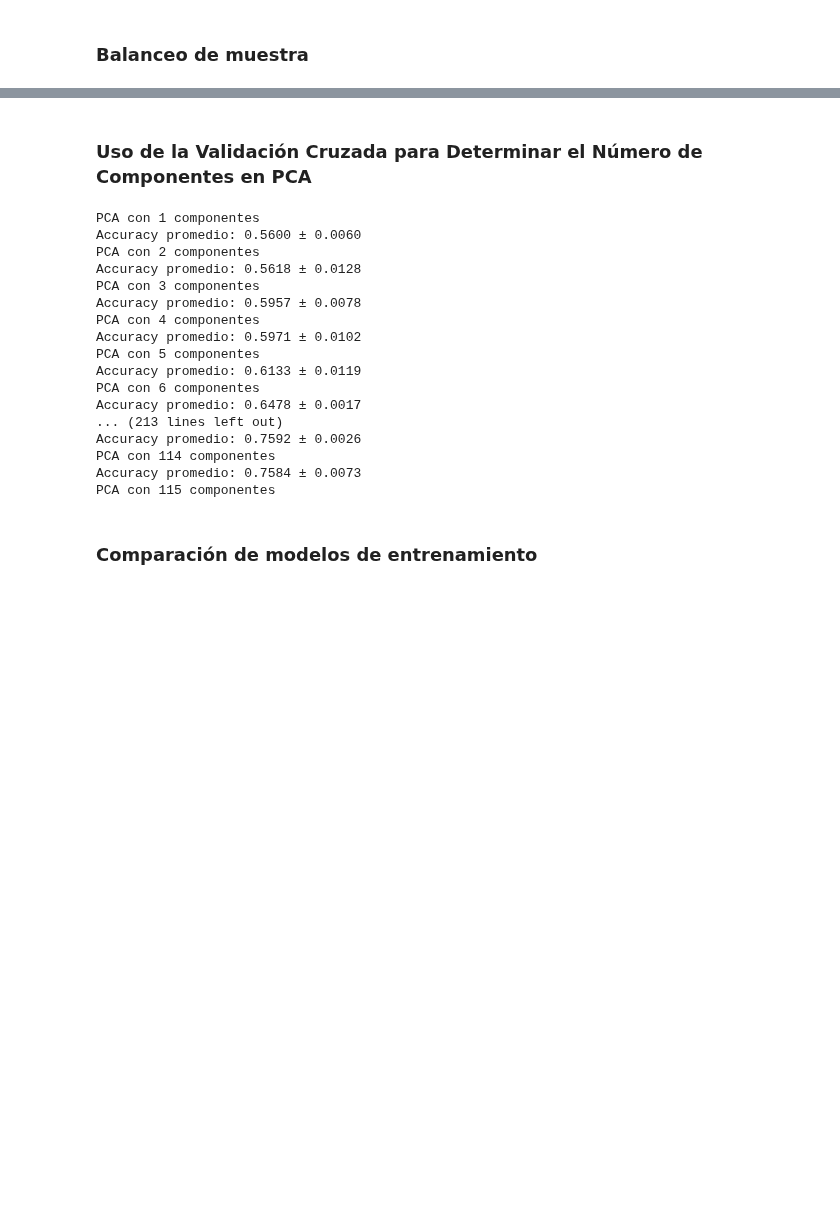
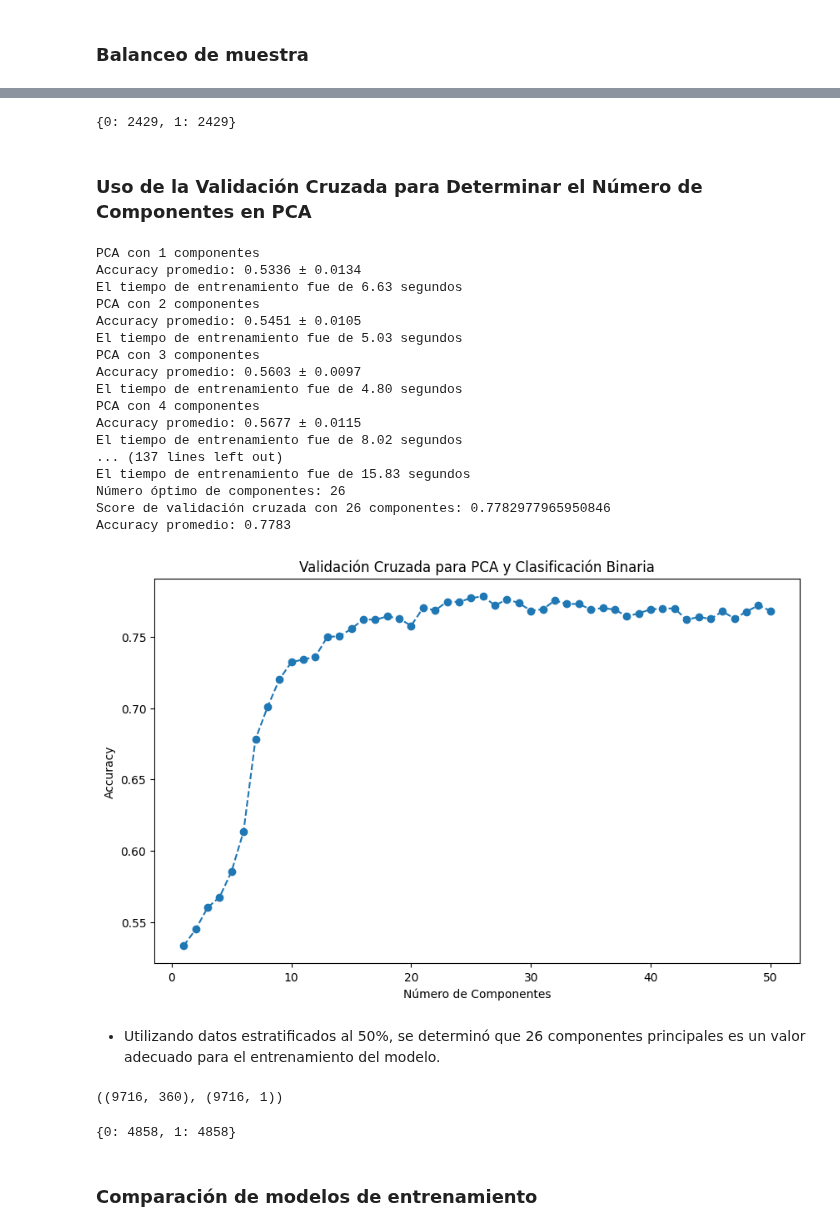
Before and after one commit to JRamos84/deteccion_fraude, a Jupyter notebook: notebooks/04_modeling.ipynb, the cells around one changed output, grey strips where cells are left out. Saved outputs shown, nothing was run; the diff lists cells and outputs as text; code cells hidden in the pictures; blank space fills up the shorter version.

```diff
--- a/notebooks/04_modeling.ipynb
+++ b/notebooks/04_modeling.ipynb
@@ -206,13 +201,21 @@ X_train_B.shape,y_train_B.shape
+# %%
+unique, counts = np.unique(y_pretrain_B, return_counts=True)
+
+# Crear un diccionario para mostrar los resultados
+value_counts = dict(zip(unique, counts))
+print(value_counts)
+# %% [output]
+{0: 2429, 1: 2429}
 # %% [markdown]
 ### Uso de la Validación Cruzada para Determinar el Número de Componentes en PCA
 # %%
 # Inicia el cronómetro
-start_time = time.time()
+
 # Número máximo de componentes principales (puede ser el número de características)
-max_components = X_pretrain.shape[1]
-
+#max_components = X_pretrain.shape[1]
+max_components = 50
 # Inicializar la validación cruzada estratificada
-cv = StratifiedKFold(n_splits=3, shuffle=True, random_state=42)
+cv = StratifiedKFold(n_splits=5, shuffle=True, random_state=42)
 
 # Inicializar el modelo de clasificación
 classifier = RandomForestClassifier(random_state=42)
@@ -222,52 +225,73 @@ cv_scores = []
 
 # Realizar PCA y validación cruzada para diferentes números de componentes
 for n_components in range(1, max_components + 1):
+    #start_time = time.time()
     # Aplicar PCA
-    print(f'PCA con {n_components} componentes')
+
     pca = PCA(n_components=n_components)
-    X_pca = pca.fit_transform(X_pretrain)
+    X_pca = pca.fit_transform(X_pretrain_B)
 
     # Evaluar el modelo con validación cruzada
-    scores = cross_val_score(classifier, X_pca, np.ravel(y_pretrain), cv=cv, scoring='accuracy')
+    scores = cross_val_score(classifier, X_pca, np.ravel(y_pretrain_B), cv=cv, scoring='accuracy')
 
     # Guardar el promedio de los scores
     cv_scores.append(scores.mean())
-    print(f'Accuracy promedio: {scores.mean():.4f} ± {scores.std():.4f}')
+    # print(f'PCA con {n_components} componentes')
+    # print(f'Accuracy promedio: {scores.mean():.4f} ± {scores.std():.4f}')
+    # end_time = time.time()
+    # elapsed_time = end_time - start_time
+    # print(f"El tiempo de entrenamiento fue de {elapsed_time:.2f} segundos")
 
 # Determinar el número óptimo de componentes
 optimal_components = np.argmax(cv_scores) + 1
 optimal_scores_mean = cv_scores[optimal_components - 1]  # Aquí se ajusta correctamente el índice
 print(f'Número óptimo de componentes: {optimal_components}')
 print(f'Score de validación cruzada con {optimal_components} componentes: {cv_scores[optimal_components - 1]}')
 print(f'Accuracy promedio: {optimal_scores_mean:.4f}')
 
 # Graficar los scores de validación cruzada
 import matplotlib.pyplot as plt
 
 plt.figure(figsize=(10, 6))
 plt.plot(range(1, max_components + 1), cv_scores, marker='o', linestyle='--')
 plt.xlabel('Número de Componentes')
 plt.ylabel('Accuracy')
 plt.title('Validación Cruzada para PCA y Clasificación Binaria')
 plt.show()
-end_time = time.time()
-elapsed_time = end_time - start_time
-print(f"El tiempo de entrenamiento fue de {elapsed_time:.2f} segundos")
 # %% [output]
 PCA con 1 componentes
-Accuracy promedio: 0.5600 ± 0.0060
+Accuracy promedio: 0.5336 ± 0.0134
+El tiempo de entrenamiento fue de 6.63 segundos
 PCA con 2 componentes
-Accuracy promedio: 0.5618 ± 0.0128
+Accuracy promedio: 0.5451 ± 0.0105
+El tiempo de entrenamiento fue de 5.03 segundos
 PCA con 3 componentes
-Accuracy promedio: 0.5957 ± 0.0078
+Accuracy promedio: 0.5603 ± 0.0097
+El tiempo de entrenamiento fue de 4.80 segundos
 PCA con 4 componentes
-Accuracy promedio: 0.5971 ± 0.0102
-PCA con 5 componentes
-Accuracy promedio: 0.6133 ± 0.0119
-PCA con 6 componentes
-Accuracy promedio: 0.6478 ± 0.0017
-... (213 lines left out)
-Accuracy promedio: 0.7592 ± 0.0026
-PCA con 114 componentes
-Accuracy promedio: 0.7584 ± 0.0073
-PCA con 115 componentes
+Accuracy promedio: 0.5677 ± 0.0115
+El tiempo de entrenamiento fue de 8.02 segundos
+... (137 lines left out)
+El tiempo de entrenamiento fue de 15.83 segundos
+Número óptimo de componentes: 26
+Score de validación cruzada con 26 componentes: 0.7782977965950846
+Accuracy promedio: 0.7783
+[figure, added]
+# %% [markdown]
+- Utilizando datos estratificados al 50%, se determinó que 26 componentes principales es un valor adecuado para el entrenamiento del modelo.
+# %%
+## Balanceo de X_train y y_train totales
+undersampler = RandomUnderSampler(random_state=42)
+X_train_B, y_train_B,= undersampler.fit_resample(X_train_final, y_train_final)
+# Mostrar la distribución de clases después del submuestreo
+X_train_B.shape, y_train_B.shape
+# %% [output]
+((9716, 360), (9716, 1))
+# %%
+unique, counts = np.unique(y_train_B, return_counts=True)
+
+# Crear un diccionario para mostrar los resultados
+value_counts = dict(zip(unique, counts))
+print(value_counts)
+# %% [output]
+{0: 4858, 1: 4858}
```
Also changed, not shown: parts of 20 cells of this notebook.
